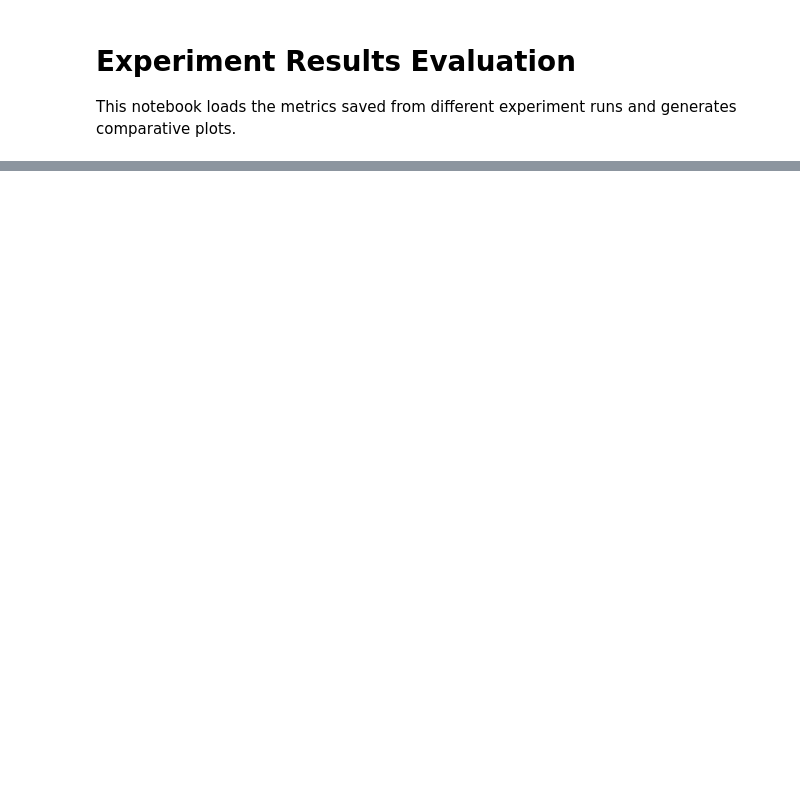
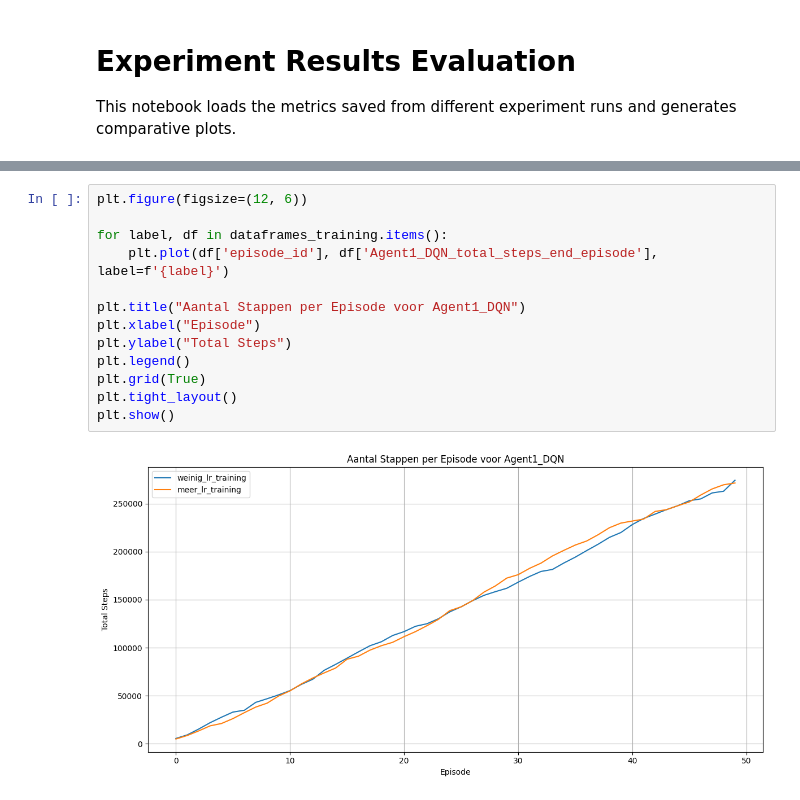
Before and after one commit to markolie20/autonomous_3, a Jupyter notebook: notebooks/evaluation_notebook.ipynb, the cells around one changed output, grey strips where cells are left out. Drawn from its saved outputs; the diff is of its cells as text; blank space fills up the shorter version.

```diff
--- a/notebooks/evaluation_notebook.ipynb
+++ b/notebooks/evaluation_notebook.ipynb
@@ -72,0 +173,15 @@ You can also load data for specific experiments and call plotting functions indi
+# %%
+plt.figure(figsize=(12, 6))
+
+for label, df in dataframes_training.items():
+    plt.plot(df['episode_id'], df['Agent1_DQN_total_steps_end_episode'], label=f'{label}')
+
+plt.title("Aantal Stappen per Episode voor Agent1_DQN")
+plt.xlabel("Episode")
+plt.ylabel("Total Steps")
+plt.legend()
+plt.grid(True)
+plt.tight_layout()
+plt.show()
+# %% [output]
+[figure, added]
```
Also changed, not shown: parts of 12 cells of this notebook, 9 other files.
